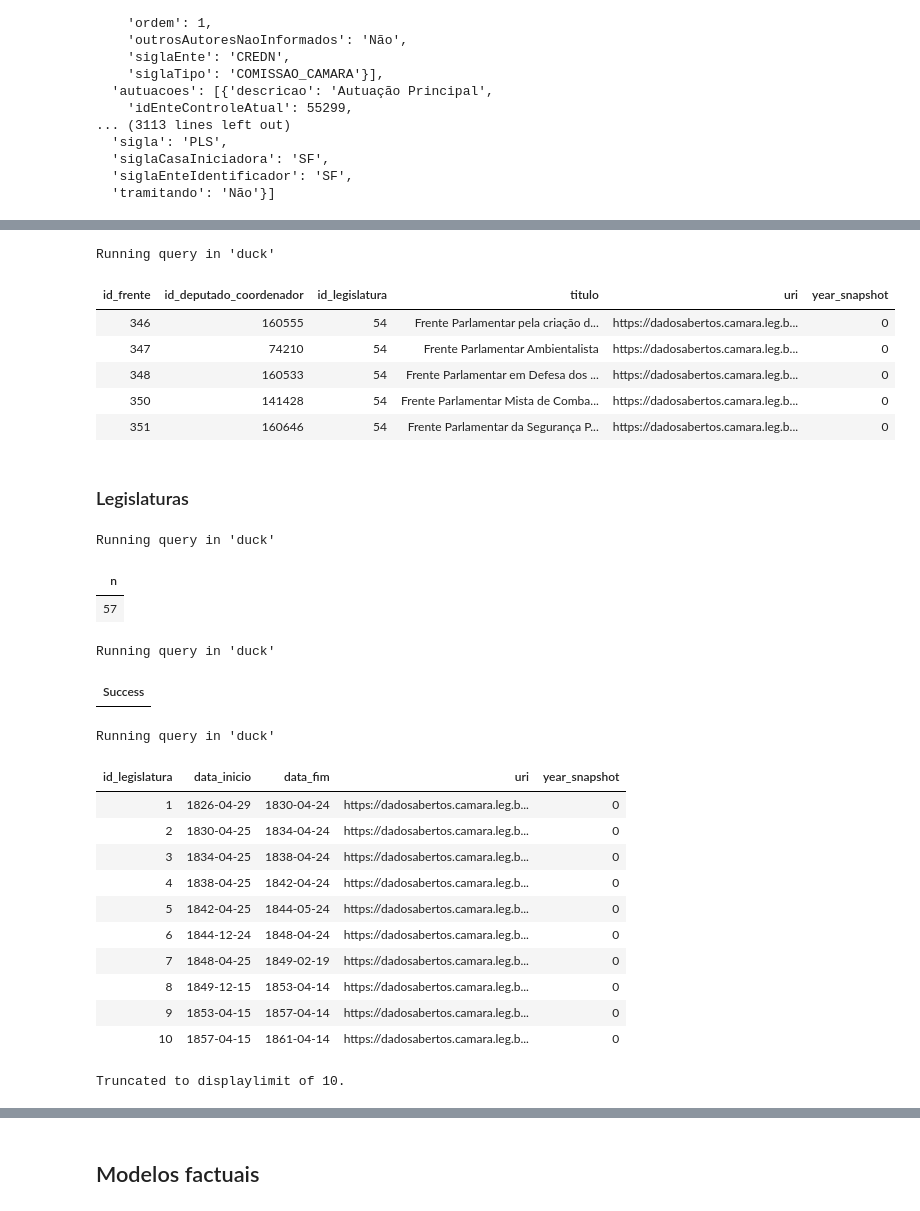
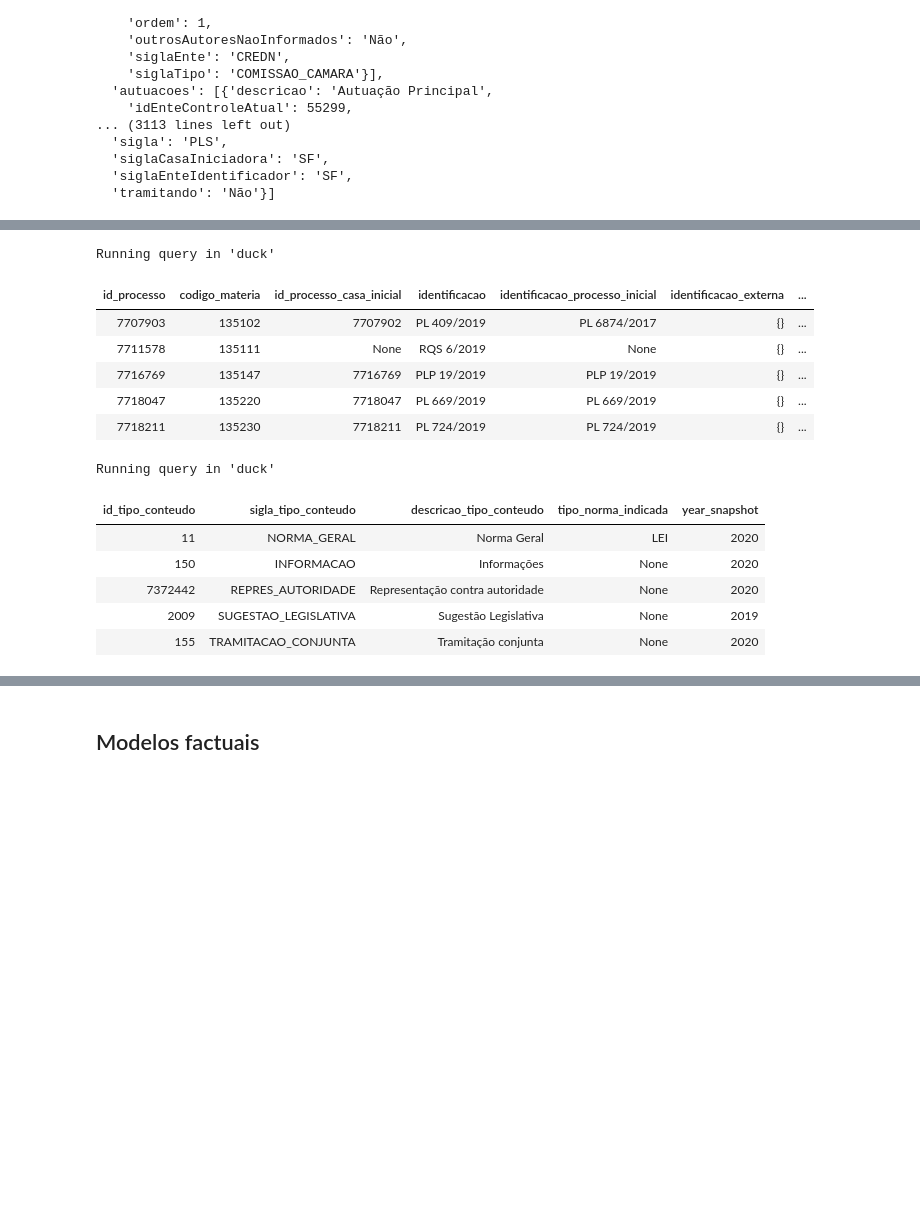
Before and after one commit to busdriverbuddha/tramita, a Jupyter notebook: silver_workbench_senado.ipynb, the cells around one changed output, grey strips where cells are left out. Drawn from its saved outputs; the diff is of its cells as text; code cells hidden in the pictures; blank space fills up the shorter version.

```diff
--- a/silver_workbench_senado.ipynb
+++ b/silver_workbench_senado.ipynb
@@ -673,62 +723,22 @@ Possible solutions:
 # %%
 %%sql
-SELECT * FROM frentes_camara LIMIT 5;
+SELECT * FROM processo_senado LIMIT 5;
 # %% [output]
 Running query in 'duck'
-| id_frente | id_deputado_coordenador | id_legislatura | titulo | uri | year_snapshot |
-| 346 | 160555 | 54 | Frente Parlamentar pela criação d... | https://dadosabertos.camara.leg.b... | 0 |
-| 347 | 74210 | 54 | Frente Parlamentar Ambientalista | https://dadosabertos.camara.leg.b... | 0 |
-| 348 | 160533 | 54 | Frente Parlamentar em Defesa dos ... | https://dadosabertos.camara.leg.b... | 0 |
-| 350 | 141428 | 54 | Frente Parlamentar Mista de Comba... | https://dadosabertos.camara.leg.b... | 0 |
-| 351 | 160646 | 54 | Frente Parlamentar da Segurança P... | https://dadosabertos.camara.leg.b... | 0 |
+| id_processo | codigo_materia | id_processo_casa_inicial | identificacao | identificacao_processo_inicial | identificacao_externa | ... |
+| 7707903 | 135102 | 7707902 | PL 409/2019 | PL 6874/2017 | {} | ... |
+| 7711578 | 135111 | None | RQS 6/2019 | None | {} | ... |
+| 7716769 | 135147 | 7716769 | PLP 19/2019 | PLP 19/2019 | {} | ... |
+| 7718047 | 135220 | 7718047 | PL 669/2019 | PL 669/2019 | {} | ... |
+| 7718211 | 135230 | 7718211 | PL 724/2019 | PL 724/2019 | {} | ... |
-# %% [markdown]
-### Legislaturas
-# %%
-%%sql
-CREATE OR REPLACE VIEW bronze_camara_legislaturas AS
-SELECT * FROM parquet_scan("data/bronze/snapshots/bronze-2020-smoke/camara/legislaturas/details/year=*/part-*.parquet")
-WHERE source = 'camara' AND entity = 'legislaturas';
-
-SELECT COUNT(*) AS n FROM bronze_camara_legislaturas;
-# %% [output]
-Running query in 'duck'
-| n |
-| 57 |
-# %%
-
-%%sql
-DROP TABLE IF EXISTS legislaturas_camara;
-CREATE TABLE legislaturas_camara AS
-WITH base AS (
-    SELECT TRY_CAST(payload_json AS JSON) as j, year
-    FROM bronze_camara_legislaturas
-)
-SELECT
-    CAST(jget1(j, '$.dados.id') AS BIGINT) AS id_legislatura,
-    CAST(jget1(j, '$.dados.dataInicio') AS DATE) AS data_inicio,
-    CAST(jget1(j, '$.dados.dataFim') AS DATE) AS data_fim,
-    jget1(j, '$.dados.uri') AS uri,
-    year AS year_snapshot
-FROM base
-WHERE jget1(j, '$.dados.id') IS NOT NULL;
-DROP VIEW IF EXISTS bronze_camara_legislaturas;
-# %% [output]
-Running query in 'duck'
-| Success |
 # %%
 %%sql
-SELECT * FROM legislaturas_camara;
+SELECT * FROM tipo_conteudo_senado LIMIT 5;
 # %% [output]
 Running query in 'duck'
-| id_legislatura | data_inicio | data_fim | uri | year_snapshot |
-| 1 | 1826-04-29 | 1830-04-24 | https://dadosabertos.camara.leg.b... | 0 |
-| 2 | 1830-04-25 | 1834-04-24 | https://dadosabertos.camara.leg.b... | 0 |
-| 3 | 1834-04-25 | 1838-04-24 | https://dadosabertos.camara.leg.b... | 0 |
-| 4 | 1838-04-25 | 1842-04-24 | https://dadosabertos.camara.leg.b... | 0 |
-| 5 | 1842-04-25 | 1844-05-24 | https://dadosabertos.camara.leg.b... | 0 |
-| 6 | 1844-12-24 | 1848-04-24 | https://dadosabertos.camara.leg.b... | 0 |
-| 7 | 1848-04-25 | 1849-02-19 | https://dadosabertos.camara.leg.b... | 0 |
-| 8 | 1849-12-15 | 1853-04-14 | https://dadosabertos.camara.leg.b... | 0 |
-| 9 | 1853-04-15 | 1857-04-14 | https://dadosabertos.camara.leg.b... | 0 |
-| 10 | 1857-04-15 | 1861-04-14 | https://dadosabertos.camara.leg.b... | 0 |
+| id_tipo_conteudo | sigla_tipo_conteudo | descricao_tipo_conteudo | tipo_norma_indicada | year_snapshot |
+| 11 | NORMA_GERAL | Norma Geral | LEI | 2020 |
+| 150 | INFORMACAO | Informações | None | 2020 |
+| 7372442 | REPRES_AUTORIDADE | Representação contra autoridade | None | 2020 |
+| 2009 | SUGESTAO_LEGISLATIVA | Sugestão Legislativa | None | 2019 |
+| 155 | TRAMITACAO_CONJUNTA | Tramitação conjunta | None | 2020 |
-Truncated to displaylimit of 10.
```
Also changed, not shown: parts of 132 cells of this notebook, 3 other files.
